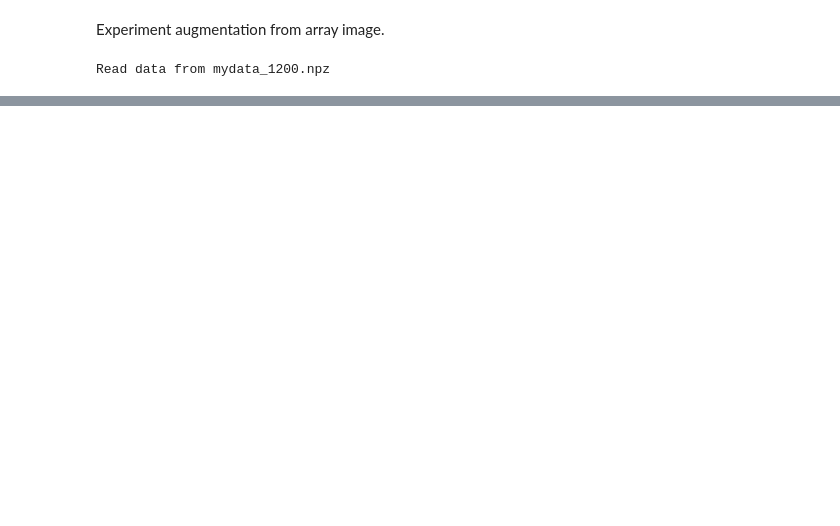
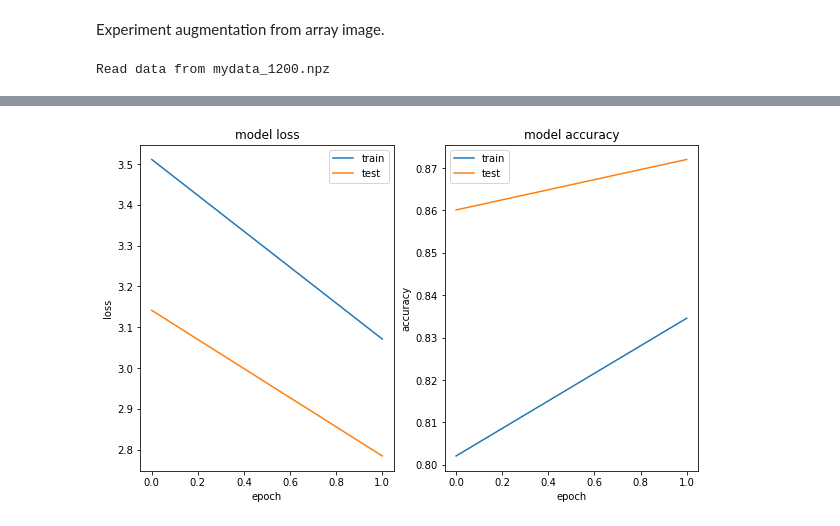
Before and after one commit to vuhonganh/transfer_learning, a Jupyter notebook: office12.ipynb, the cells around one changed output, grey strips where cells are left out. Saved outputs shown, nothing was run; the diff lists cells and outputs as text; code cells hidden in the pictures; blank space fills up the shorter version.

```diff
--- a/office12.ipynb
+++ b/office12.ipynb
@@ -24,3 +27,7 @@ Experiment augmentation from array image.
 x_train, y_train, x_val, y_val, x_test, y_test = get_data_arr()
 # %% [output]
 Read data from mydata_1200.npz
+# %%
+# Simple model with resnet-(256, 0.5)
+resnet_256 = get_model([(256, 0.5)])
+resnet_256 = build_model(resnet_256)
@@ -26,0 +37,11 @@ Read data from mydata_1200.npz
+# %%
+# let's do an experiment with
+history = resnet_256.fit(x_train, y_train, batch_size=48, epochs=2,
+                   validation_data=(x_val, y_val),
+                   verbose=1)
+plot_history(history)
+
+history = resnet_256.fit(x_train, y_train, batch_size=48, epochs=2,
+                   validation_data=(x_val, y_val),
+                   verbose=1)
+plot_history(history)
@@ -26,0 +62,9 @@ Read data from mydata_1200.npz
+# %%
+# import matplotlib
+# matplotlib.rcParams['figure.figsize'] = (10, 6)
+# fig=plt.figure(figsize=(18, 16), dpi= 80, facecolor='w', edgecolor='k')
+# plt.figure(figsize=(10, 6))
+# Two subplots, the axes array is 1-d
+plot_history(history)
+# %% [output]
+[figure, added]
```
Also changed, not shown: parts of 5 cells of this notebook, 1 other file.
